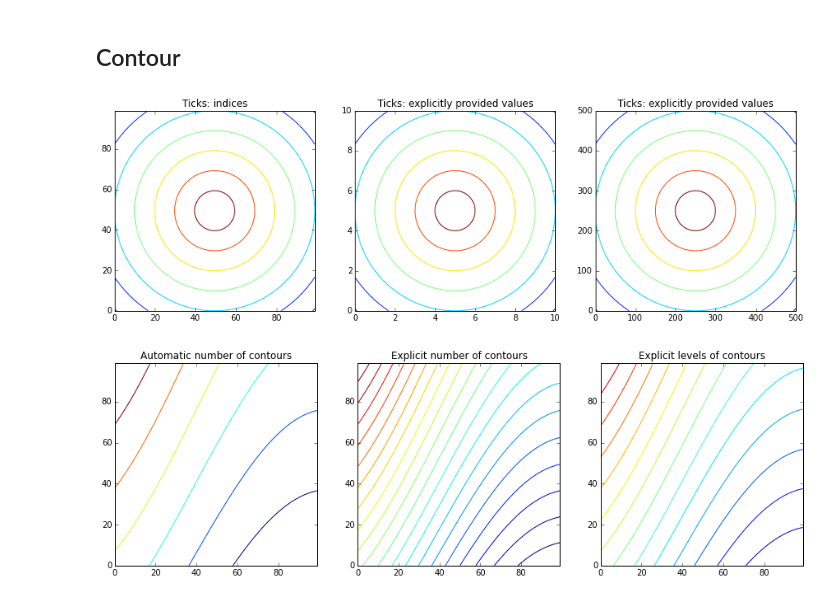
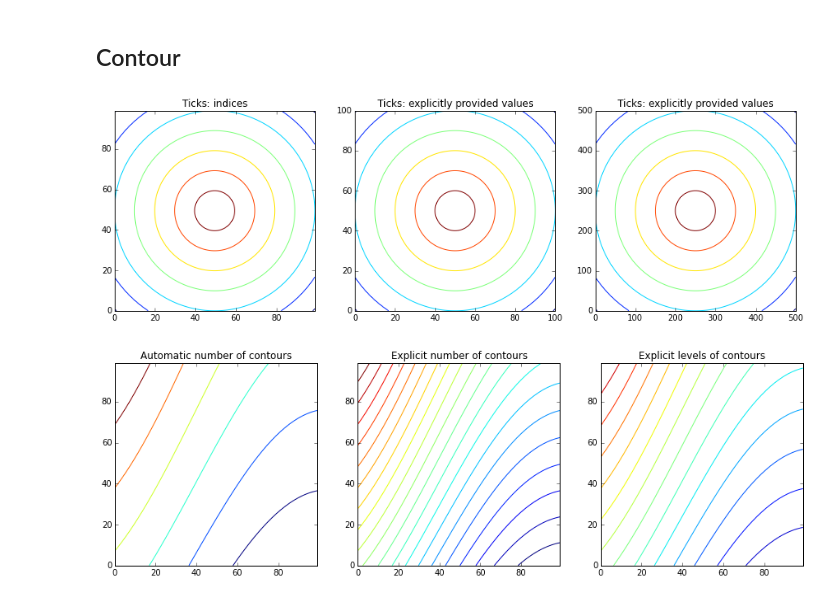
Before and after one commit to mmathioudakis/matplotlib_plot_examples, a Jupyter notebook: little_matplotlib_cookbook.ipynb, the cells around one changed output. Saved outputs shown, nothing was run; the diff lists cells and outputs as text; code cells hidden in the pictures.

```diff
--- a/little_matplotlib_cookbook.ipynb
+++ b/little_matplotlib_cookbook.ipynb
@@ -843,32 +843,32 @@ _tmp = ax.text(0.9, 0.1, s, horizontalalignment = 'center',
 # %%
 # data
 N = 100
-X = np.linspace(0, 10, N)
-Y = np.linspace(0, 10, N)
+X = np.linspace(0, 100, N)
+Y = np.linspace(0, 100, N)
 
 def foo(x, y):
     return  - np.sqrt(np.square(x-50) + np.square(y-50))
 
 Z = np.array([foo(x, y) for x in X for y in Y])
-Z = np.reshape(z, (N, N))
+Z = np.reshape(Z, (N, N))
 
 
 # plotting
 fig, ax = plt.subplots(1, 3, figsize = (15, 5))
 
 ax[0].set(title = 'Ticks: indices', aspect = 1.)
 _tmp = ax[0].contour(Z)
 
 ax[1].set(title = 'Ticks: explicitly provided values', aspect = 1.)
 _tmp = ax[1].contour(X, Y, Z)
 
 XX = np.linspace(0, 500, N)
 YY = np.linspace(0, 500, N)
 
 ax[2].set(title = 'Ticks: explicitly provided values', aspect = 1.)
 _tmp = ax[2].contour(XX, YY, Z)
 # %% [output]
-[figure, old version]
+[figure, new version]
 # %%
 # data
 N = 100
```
Also changed, not shown: parts of 4 cells of this notebook.
